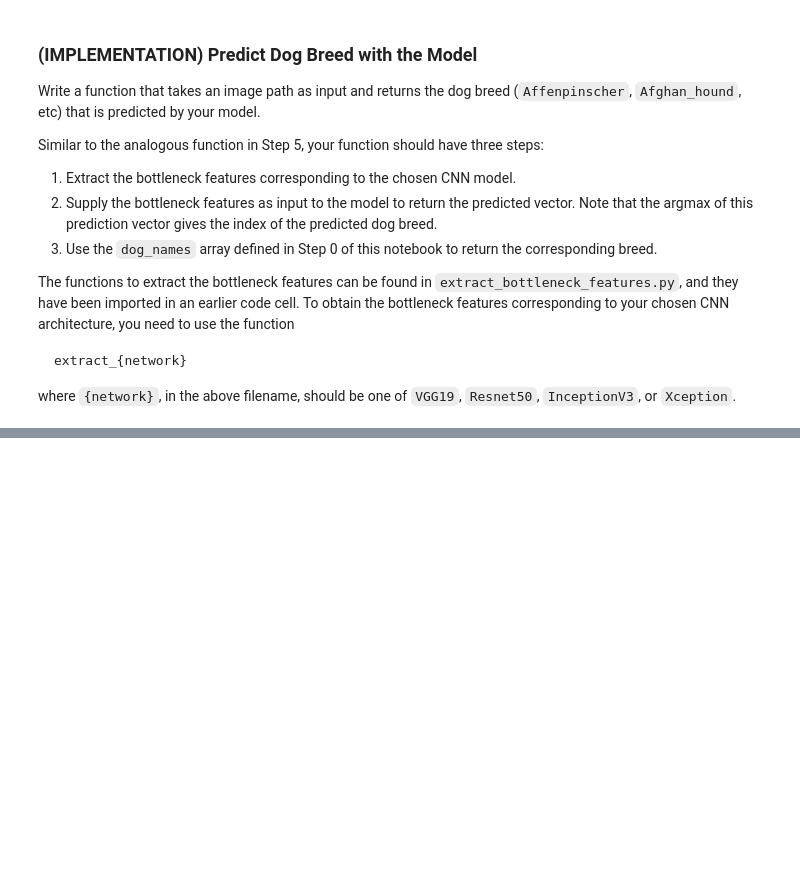
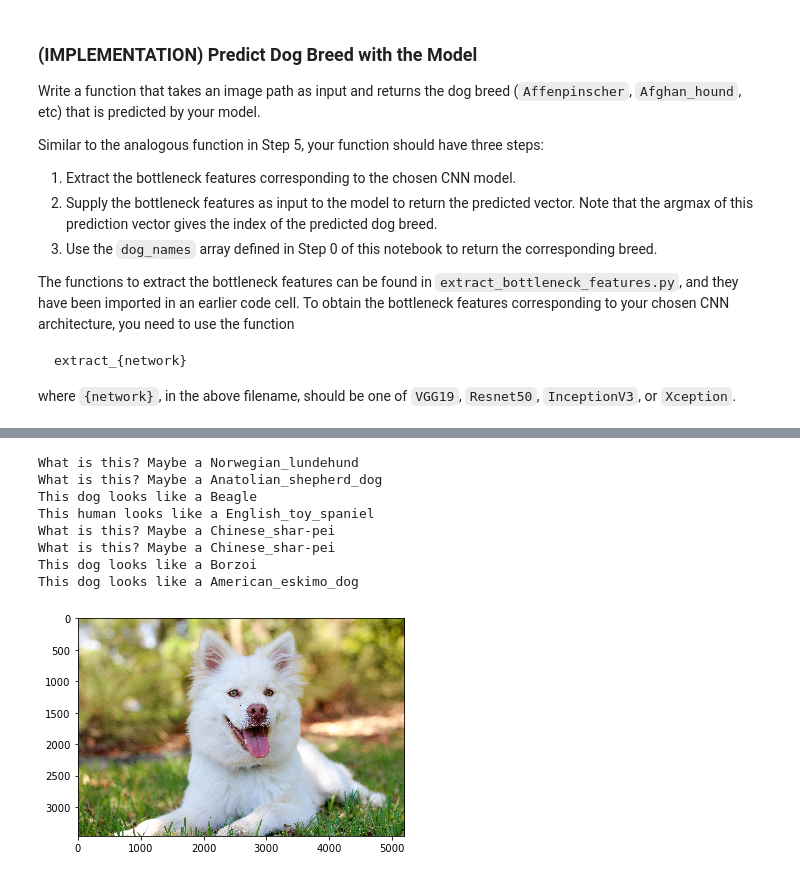
Before and after one commit to hboo/dog-project, a Jupyter notebook: dog_app.ipynb, the cells around one changed output, grey strips where cells are left out. Drawn from its saved outputs; the diff is of its cells as text; code cells hidden in the pictures; blank space fills up the shorter version.

```diff
--- a/dog_app.ipynb
+++ b/dog_app.ipynb
@@ -413,7 +411,7 @@ from keras.callbacks import ModelCheckpoint
 
 ### TODO: specify the number of epochs that you would like to use to train the model.
 
-epochs = 3
+epochs = 5
 
 ### Do NOT modify the code below this line.
 
@@ -714,3 +713,15 @@ Some sample output for our algorithm is provided below, but feel free to design
+# %%
+### TODO: Write your algorithm.
+### Feel free to use as many code cells as needed.
+
+def image_predictor(image_path):
+    result = predict_dog_breed(image_path)
+    if dog_detector(image_path):
+        return "This dog looks like a {}".format(result)
+    elif face_detector(image_path):
+        return "This human looks like a {}".format(result)
+    else:
+        return "What is this? Maybe a {}".format(result)
 # %% [markdown]
 ---
 <a id='step7'></a>
@@ -731,0 +739,22 @@ __Answer:__
+# %%
+## TODO: Execute your algorithm from Step 6 on
+## at least 6 images on your computer.
+from matplotlib.pyplot import imshow
+from PIL import Image
+
+paths_to_images = ['images/upside-down.jpg','images/hotdog.jpeg','images/beagle.jpg', 'images/Donald-Trump.jpg', 'images/cat1.jpg', 'images/croissant.jpg', 'images/dog.jpg', 'images/dog1.jpeg']
+
+for path in paths_to_images:
+    view_im = Image.open(path)
+    imshow(np.asarray(view_im))
+    print(image_predictor(path))
+# %% [output]
+What is this? Maybe a Norwegian_lundehund
+What is this? Maybe a Anatolian_shepherd_dog
+This dog looks like a Beagle
+This human looks like a English_toy_spaniel
+What is this? Maybe a Chinese_shar-pei
+What is this? Maybe a Chinese_shar-pei
+This dog looks like a Borzoi
+This dog looks like a American_eskimo_dog
+[figure, added]
```
Also changed, not shown: parts of 10 cells of this notebook.
